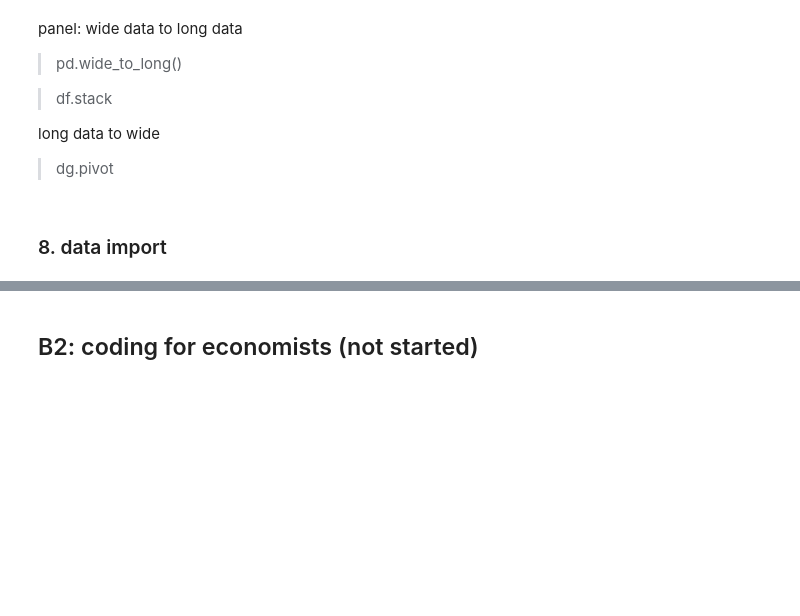
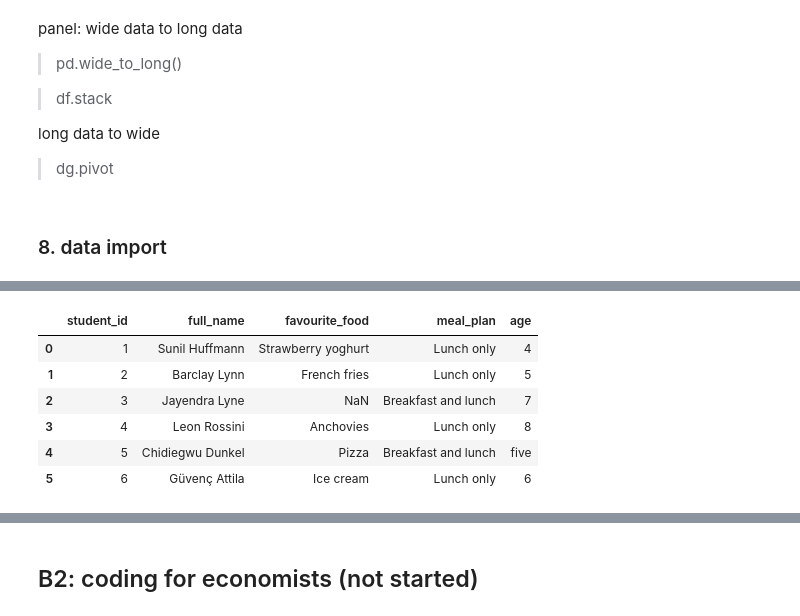
Before and after one commit to YG-ML-DS/Colab, a Jupyter notebook: Py_basic.ipynb, the cells around one changed output, grey strips where cells are left out. Saved outputs shown, nothing was run; the diff lists cells and outputs as text; code cells hidden in the pictures; blank space fills up the shorter version.

```diff
--- a/Py_basic.ipynb
+++ b/Py_basic.ipynb
@@ -392,0 +438,13 @@ long data to wide
+# %%
+from skimpy import clean_columns
+# to format variable name
+students = clean_columns(students)
+students
+# %% [output]
+|  | student_id | full_name | favourite_food | meal_plan | age |
+| 0 | 1 | Sunil Huffmann | Strawberry yoghurt | Lunch only | 4 |
+| 1 | 2 | Barclay Lynn | French fries | Lunch only | 5 |
+| 2 | 3 | Jayendra Lyne | NaN | Breakfast and lunch | 7 |
+| 3 | 4 | Leon Rossini | Anchovies | Lunch only | 8 |
+| 4 | 5 | Chidiegwu Dunkel | Pizza | Breakfast and lunch | five |
+| 5 | 6 | Güvenç Attila | Ice cream | Lunch only | 6 |
```
Also changed, not shown: parts of 10 cells of this notebook.
